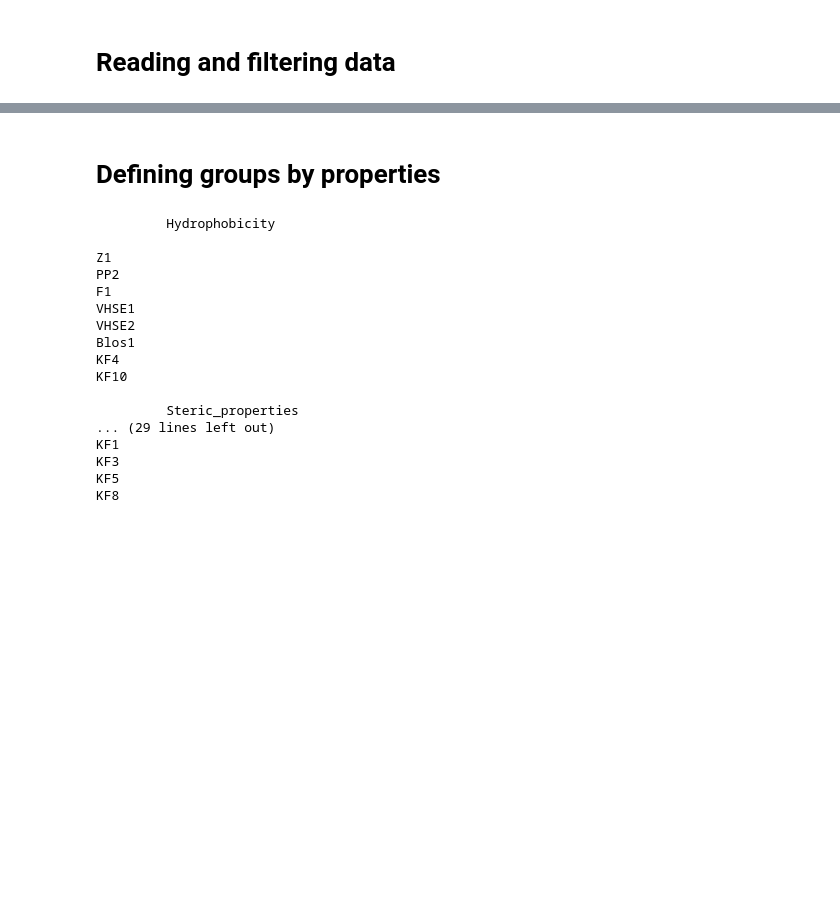
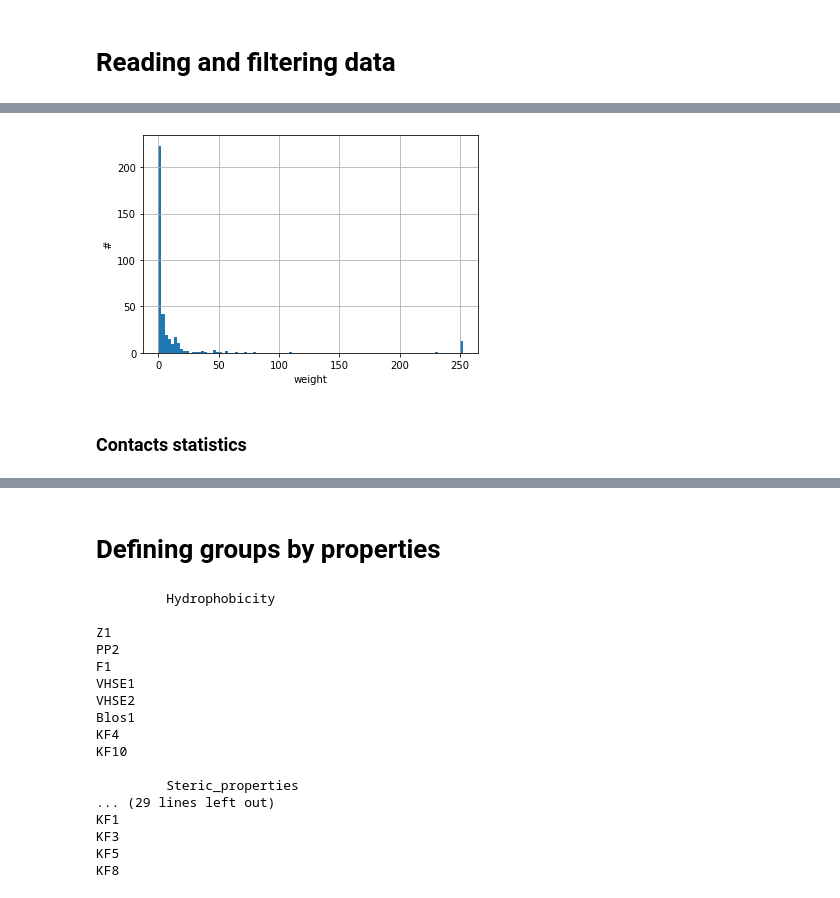
Before and after one commit to antigenomics/vdjdb-structure-tmp, a Jupyter notebook: Final.ipynb, the cells around one changed output, grey strips where cells are left out. Cells and saved outputs as stored; diff of their text form; code cells hidden in the pictures; blank space fills up the shorter version.

```diff
--- a/Final.ipynb
+++ b/Final.ipynb
@@ -132,0 +171,10 @@ contacts_filtered['weights'].hist(bins=100)
+# %%
+contacts_grouped['weights'] = weights_by_enegy(contacts_grouped['byres.energy'])
+contacts_grouped['weights'].hist(bins=100)
+plt.xlabel('weight')
+plt.ylabel('#')
+plt.show()
+# %% [output]
+[figure, added]
+# %% [markdown]
+### Contacts statistics
```
Also changed, not shown: parts of 53 cells of this notebook, 1 other file.
